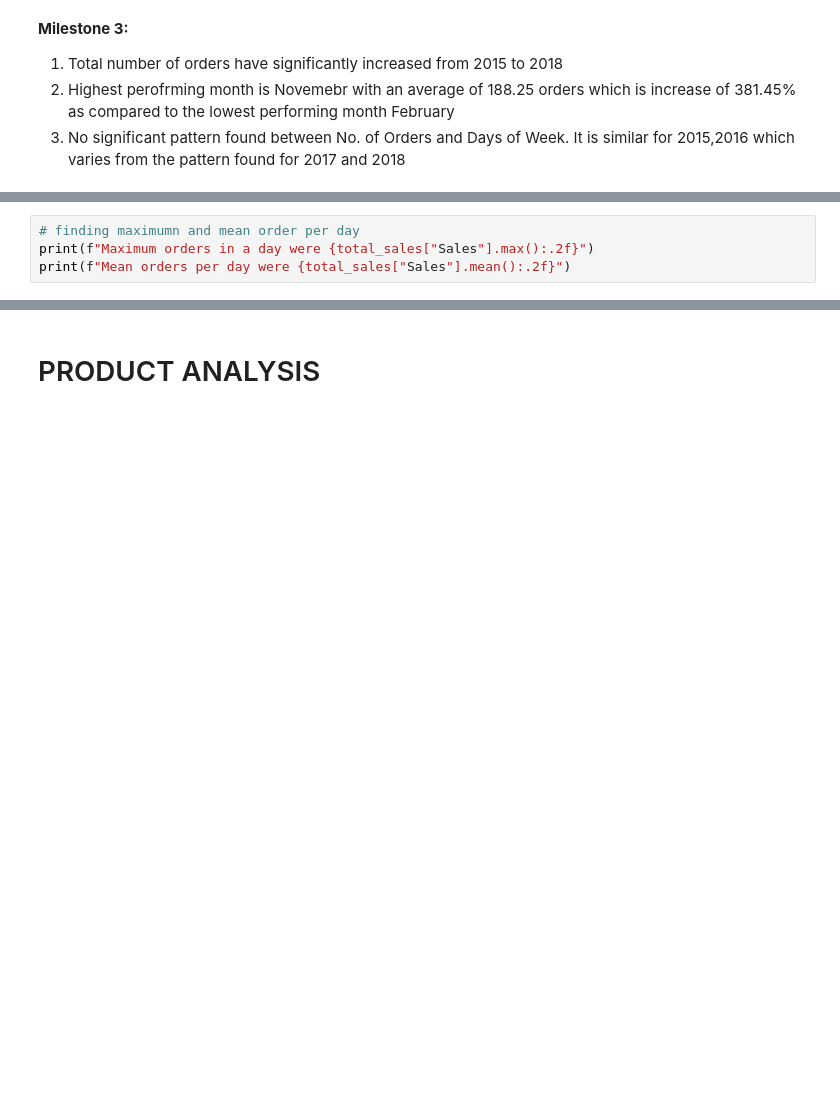
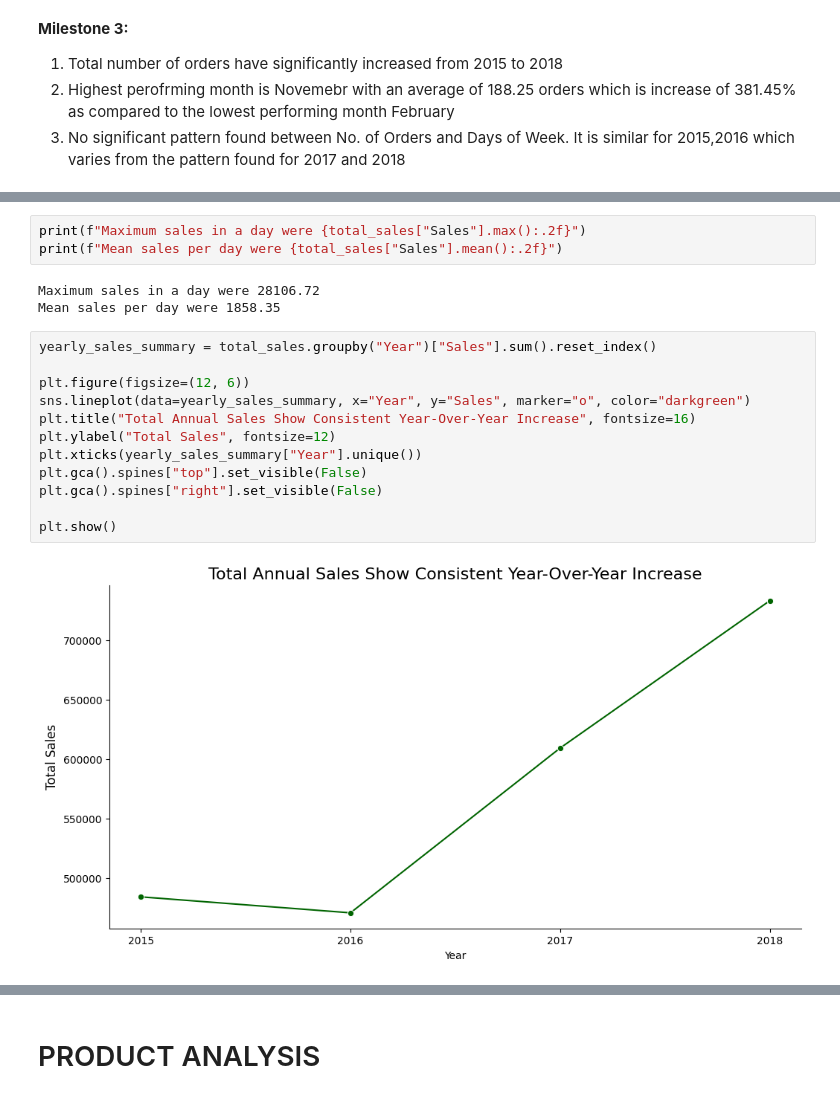
Before and after one commit to CHARUL1601/superstore-sales-profitability-analysis, a Jupyter notebook: Untitled0.ipynb, the cells around one changed output, grey strips where cells are left out. Cells and saved outputs as stored; diff of their text form; blank space fills up the shorter version.

Commit message:
Implement multi-dimensional sales analysis with seasonal heatmaps and executive action titles

```diff
--- a/Untitled0.ipynb
+++ b/Untitled0.ipynb
@@ -361,4 +375,20 @@ total_sales
 # %%
-# finding maximumn and mean order per day
-print(f"Maximum orders in a day were {total_sales["Sales"].max():.2f}")
-print(f"Mean orders per day were {total_sales["Sales"].mean():.2f}")
+print(f"Maximum sales in a day were {total_sales["Sales"].max():.2f}")
+print(f"Mean sales per day were {total_sales["Sales"].mean():.2f}")
+# %% [output]
+Maximum sales in a day were 28106.72
+Mean sales per day were 1858.35
+# %%
+yearly_sales_summary = total_sales.groupby("Year")["Sales"].sum().reset_index()
+
+plt.figure(figsize=(12, 6))
+sns.lineplot(data=yearly_sales_summary, x="Year", y="Sales", marker="o", color="darkgreen")
+plt.title("Total Annual Sales Show Consistent Year-Over-Year Increase", fontsize=16)
+plt.ylabel("Total Sales", fontsize=12)
+plt.xticks(yearly_sales_summary["Year"].unique())
+plt.gca().spines["top"].set_visible(False)
+plt.gca().spines["right"].set_visible(False)
+
+plt.show()
+# %% [output]
+[figure, added]
```
Also changed, not shown: parts of 9 cells of this notebook.
